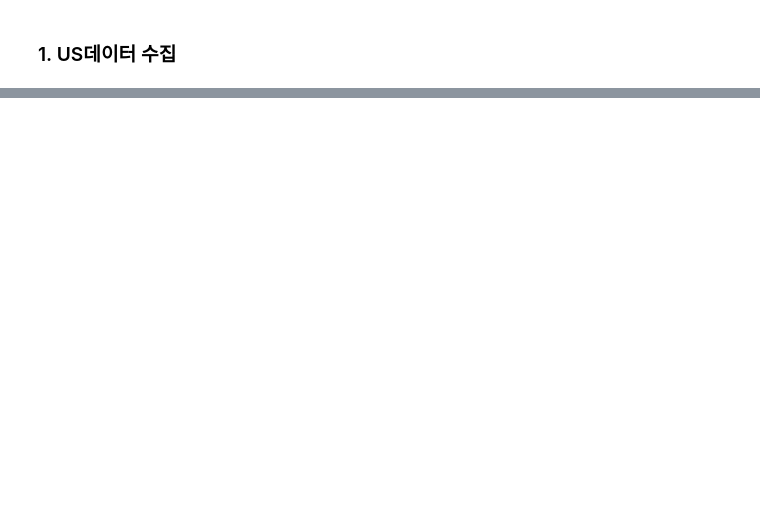
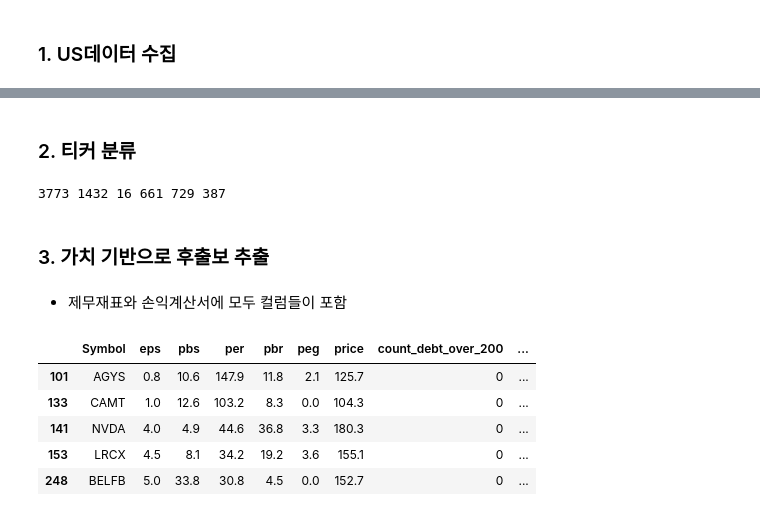
Before and after one commit to cbyangel/MacroEconomy, a Jupyter notebook: notebooks/10.가치주_US.ipynb, the cells around one changed output, grey strips where cells are left out. Cells and saved outputs as stored; diff of their text form; code cells hidden in the pictures; blank space fills up the shorter version.

```diff
--- a/notebooks/10.가치주_US.ipynb
+++ b/notebooks/10.가치주_US.ipynb
@@ -431,0 +178,45 @@ df_indicator_filtered.sort_values(by=['per', 'pbr', 'exp_price'], ascending=[Tru
+# %% [markdown]
+### 2. 티커 분류
+# %%
+dict_us_stocks = pd.read_pickle('yf_chunk_all.pkl')
+
+list_bs_fin_tickers, list_bs_no_fin_tickers = [], []
+list_no_bs_fin_tickers, list_no_bs_ca_fin_tickers = [], []
+list_no_bs_no_fin_tickers = []
+
+for ticker in dict_us_stocks.keys():
+    bs = dict_us_stocks[ticker]['balance_sheet']
+    financials = dict_us_stocks[ticker]['financials']
+
+    if bs.empty or len(bs) == 0: continue
+    if financials.empty or len(financials) == 0: continue
+
+    set_core_bs_cols = set(["Total Assets", "Total Non Current Assets", "Current Assets", "Inventory"])
+    set_core_fin_cols = set(["Total Revenue", "Cost Of Revenue", "Gross Profit", "Operating Income", "Net Income"])
+    set_mtch_bs_cols = set([ col for col in bs.columns.tolist() for bs_col in set_core_bs_cols if col == bs_col ])
+    set_mtch_fin_cols = set([ col for col in financials.columns.tolist() for fin_col in set_core_fin_cols if col == fin_col ])
+
+    if len(set_core_bs_cols & set_mtch_bs_cols) == len(set_core_bs_cols):
+        if len(set_core_fin_cols & set_mtch_fin_cols) == len(set_core_fin_cols):
+            list_bs_fin_tickers.append(ticker) ## 제약, 의료장비
+        else:
+            list_bs_no_fin_tickers.append(ticker) ## 방송, 연구, cost_of_revenue 없음
+
+    else: # 유동자산이 있는냐? 없는냐? 다들 재고자산은 없음
+        if 'Current Assets' in set_mtch_bs_cols:
+            if len(set_core_fin_cols & set_mtch_fin_cols) == len(set_core_fin_cols):
+                list_no_bs_fin_tickers.append(ticker) ## 소프트웨어
+            else:
+                list_no_bs_ca_fin_tickers.append(ticker) ## 매출원가, 총매출이익이 없음 (생명공학, 투자지주)
+        else:
+            list_no_bs_no_fin_tickers.append(ticker) ##매출원가, 총매출이익이 없음 (은행)
+
+
+print(  len(dict_us_stocks.keys()), len(list_bs_fin_tickers), len(list_bs_no_fin_tickers),
+        len(list_no_bs_fin_tickers), len(list_no_bs_ca_fin_tickers), len(list_no_bs_no_fin_tickers))
+# %% [output]
+3773 1432 16 661 729 387
+# %% [markdown]
+### 3. 가치 기반으로 후출보 추출
+# %% [markdown]
+- 제무재표와 손익계산서에 모두 컬럼들이 포함
@@ -431,0 +309,11 @@ df_indicator_filtered.sort_values(by=['per', 'pbr', 'exp_price'], ascending=[Tru
+# %%
+df_bs_fin_report = pd.DataFrame(dict_bs_fin_tickers_report)
+df_bs_fin_report[(df_bs_fin_report['is_inc_total_revenue'] == True) & (df_bs_fin_report['is_inc_dividends'] == True) &
+                 (df_bs_fin_report['count_debt_over_200'] == 0) & (df_bs_fin_report['count_current_over_100'] == 0)]
+# %% [output]
+|  | Symbol | eps | pbs | per | pbr | peg | price | count_debt_over_200 | ... |
+| 101 | AGYS | 0.8 | 10.6 | 147.9 | 11.8 | 2.1 | 125.7 | 0 | ... |
+| 133 | CAMT | 1.0 | 12.6 | 103.2 | 8.3 | 0.0 | 104.3 | 0 | ... |
+| 141 | NVDA | 4.0 | 4.9 | 44.6 | 36.8 | 3.3 | 180.3 | 0 | ... |
+| 153 | LRCX | 4.5 | 8.1 | 34.2 | 19.2 | 3.6 | 155.1 | 0 | ... |
+| 248 | BELFB | 5.0 | 33.8 | 30.8 | 4.5 | 0.0 | 152.7 | 0 | ... |
```
Also changed, not shown: parts of 24 cells of this notebook, 4 other files.
